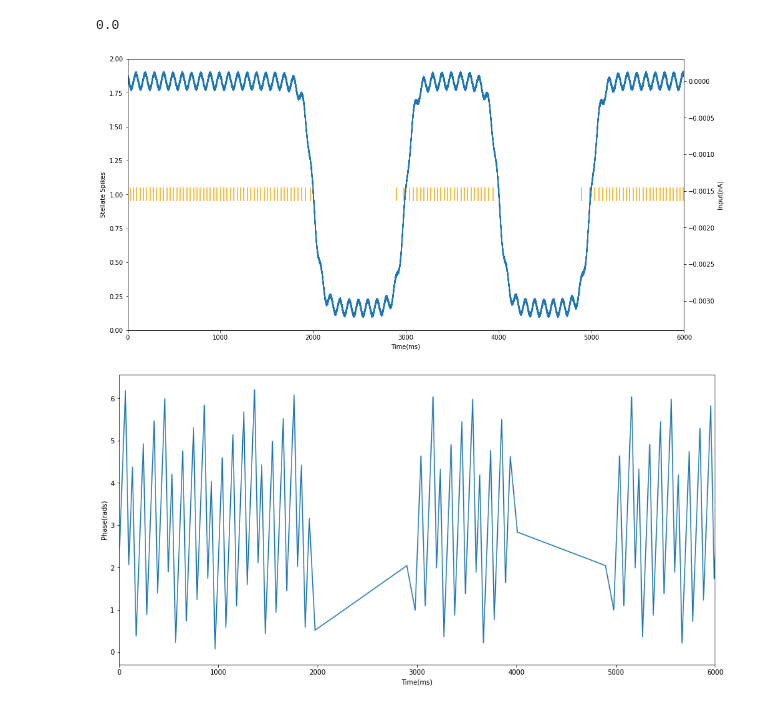
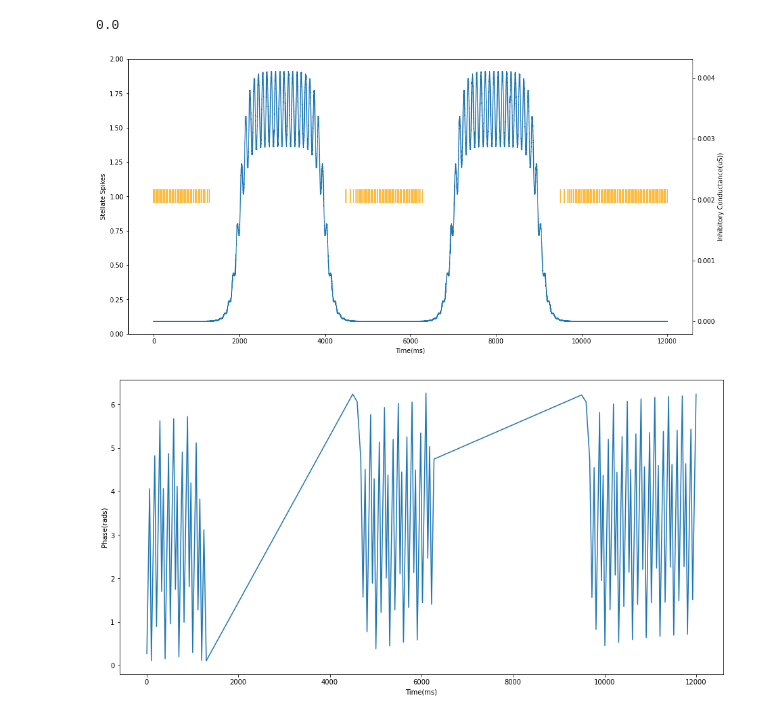
Before and after one commit to tiny-infinity/GridCellsTheta, a Jupyter notebook: stellate_phpc_2.ipynb, the cells around one changed output. Drawn from its saved outputs; the diff is of its cells as text; code cells hidden in the pictures.

Commit message:
pULSED INPUTS

```diff
--- a/stellate_phpc_2.ipynb
+++ b/stellate_phpc_2.ipynb
@@ -39,7 +39,7 @@ input_amp = -3.1e-3
 theta_amp = 1e-4
 theta_freq = 10.0
 
-initial_phase = np.random.uniform(0, 2 * np.pi)
+initial_phase = 0.0
 mean,std=0,1e-5
 
 stell_v = h.Vector().record(stellate_0.soma(0.5)._ref_v)
@@ -65,8 +65,33 @@ plt.show()
 # %% [output]
 [figure]
 # %%
-input_vec = h.Vector(stell_input)
-input_vec.play(stell_comb_ic._ref_amp,h.dt)
+syn_inh = h.ExpSyn(stellate_0.soma(0.5))
+syn_inh.e = -80
+syn_inh.tau = 0.01
+g_max = 0.005
+g_theta_amp = 0.001
+theta_freq = 10.0
+
+def conductance_func(t_ms):
+
+    pulse_1 = 0.5 * (np.tanh((t_ms - 2000)/200) - np.tanh((t_ms - 4000)/200))
+    pulse_2 = 0.5 * (np.tanh((t_ms - 7000)/200) - np.tanh((t_ms - 9000)/200))
+    envelope = pulse_1 + pulse_2
+
+    oscillations = (np.sin(np.pi * theta_freq * t_ms / 1000 + initial_phase))**2
+
+    return 10*g_max * envelope * (0.7 + 0.3 * oscillations)
+
+
+stell_g_input = conductance_func(time_arr)
+stell_g_input += np.random.normal(0, 1e-5, len(time_arr))
+stell_g_input = np.clip(stell_g_input, 0, None)
+
+g_vec = h.Vector(stell_g_input)
+g_vec.play(syn_inh._ref_g, h.dt)
+
+
+g_rec = h.Vector().record(syn_inh._ref_g)
 
 h.finitialize(-65)
 h.frecord_init()
@@ -76,25 +101,25 @@ h.continuerun(time_dur)
 # %%
 spike_times_array = np.array(spike_times_stell.to_python())
 phases = (((spike_times_array) * theta_freq * 2 * np.pi / 1000)+initial_phase) % (2 * np.pi)
-
+g_rec_array = np.array(g_rec.to_python())
 fig,ax = plt.subplots(figsize=(16,8))
 ax1=ax.twinx()
 ax.eventplot(spike_times_array,label="Stellate Spikes",color='orange',linelengths=0.1)
 ax.set_ylim(0,2)
-ax1.plot(time_arr,stell_input,label="Input")
+ax1.plot(time,g_rec_array,label="Input")
 ax.set_ylabel('Stellate Spikes')
-ax1.set_ylabel('Input(nA)')
+ax1.set_ylabel('Inhibitory Conductance(uS))')
 ax.set_xlabel('Time(ms)')
-plt.xlim(0,6000)
+#plt.xlim(0,6000)
 plt.show()
 # %% [output]
-[figure, old version]
+[figure, new version]
 # %%
 plt.figure(figsize=(16,8))
 plt.plot(spike_times_array,phases)
 plt.xlabel("Time(ms)")
 plt.ylabel("Phase(rads)")
-plt.xlim(0,6000)
+#plt.xlim(0,6000)
 plt.show()
 # %% [output]
-[figure, old version]
+[figure, new version]
```
Also changed, not shown: 1 other file.
